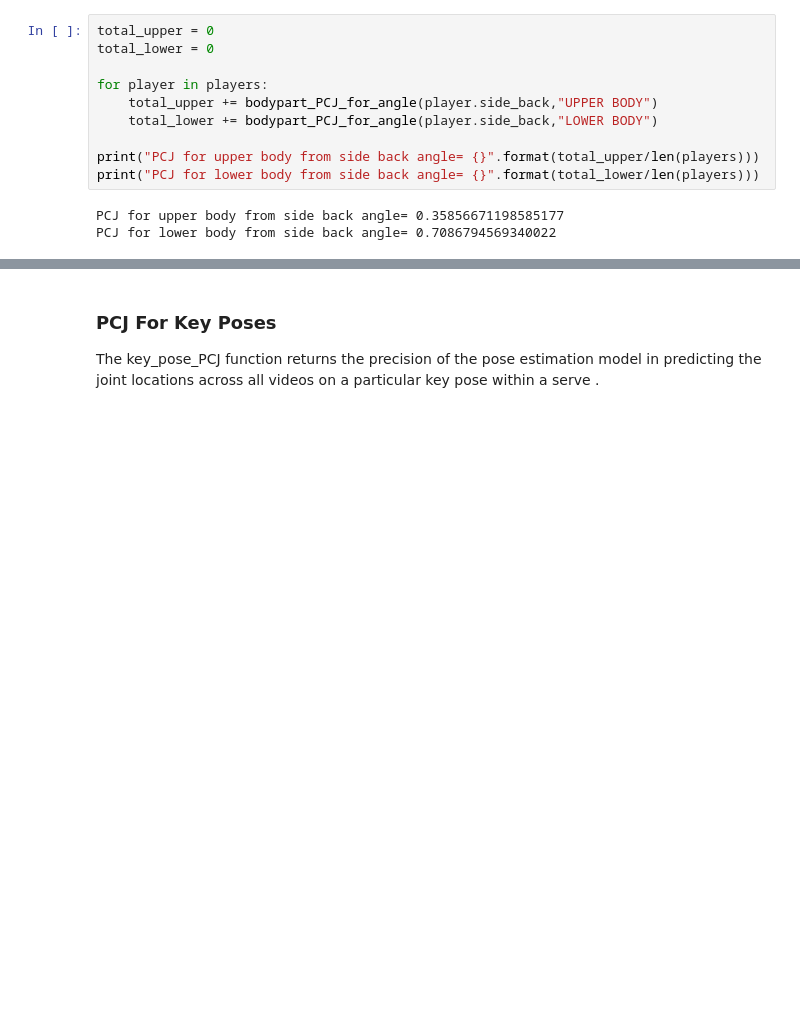
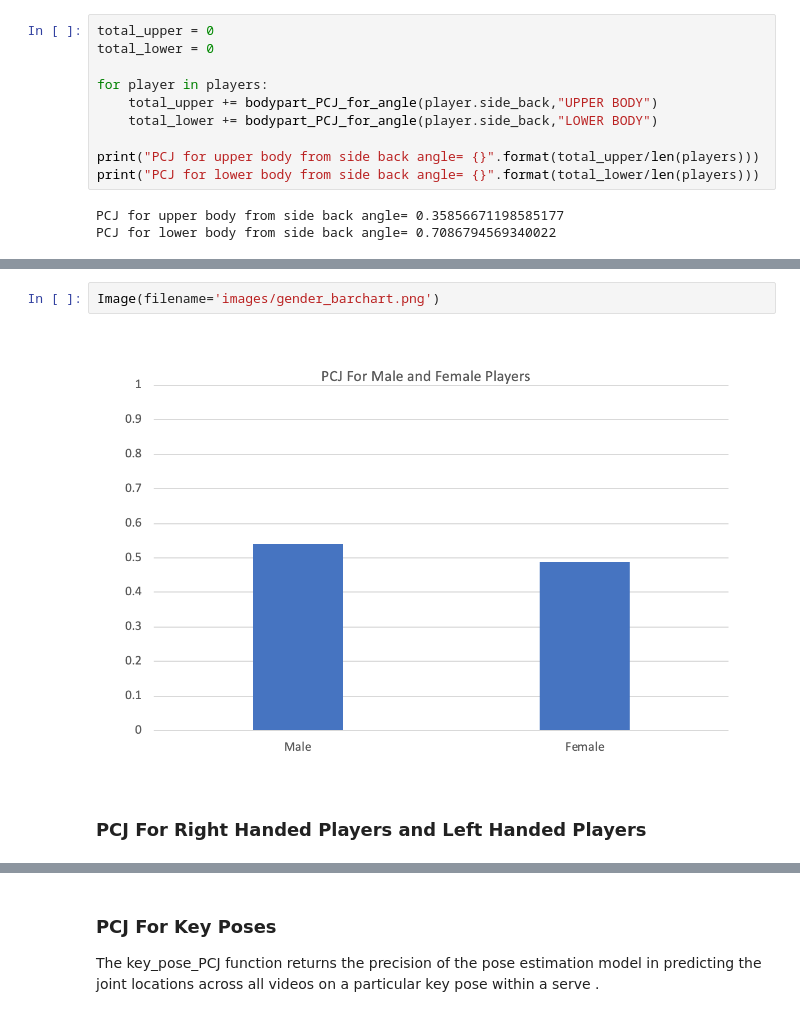
Before and after one commit to markhartnett/Final-Year-Project, a Jupyter notebook: data_analysis.ipynb, the cells around one changed output, grey strips where cells are left out. Saved outputs shown, nothing was run; the diff lists cells and outputs as text; blank space fills up the shorter version.

```diff
--- a/data_analysis.ipynb
+++ b/data_analysis.ipynb
@@ -273,0 +287,6 @@ PCJ for lower body from side back angle= 0.7086794569340022
+# %%
+Image(filename='images/gender_barchart.png')
+# %% [output]
+[figure, added]
+# %% [markdown]
+### PCJ For Right Handed Players and Left Handed Players
```
Also changed, not shown: parts of 18 cells of this notebook, 20 other files.
